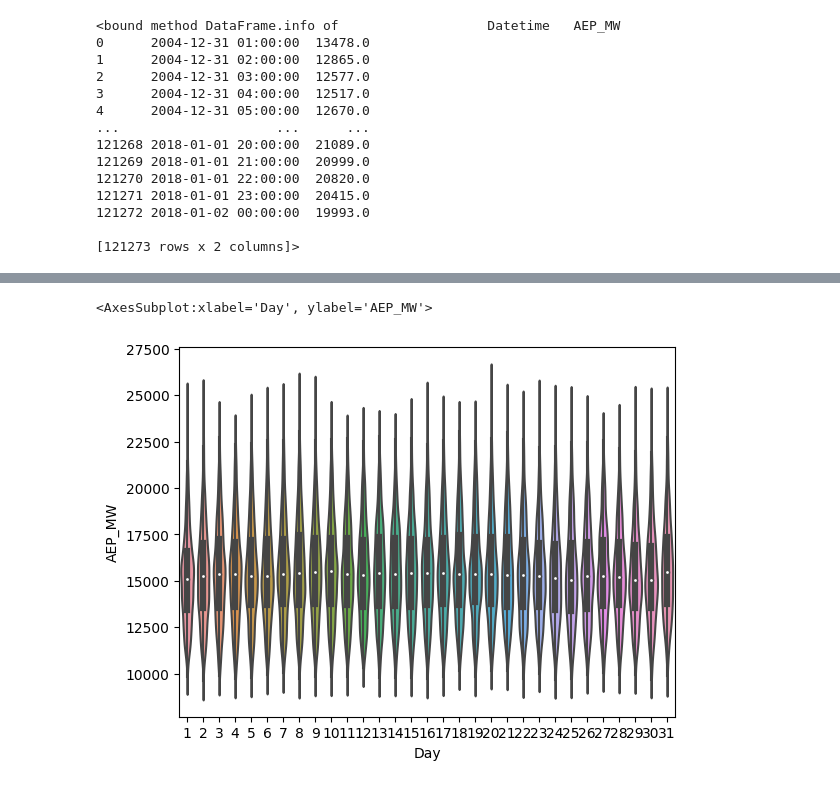
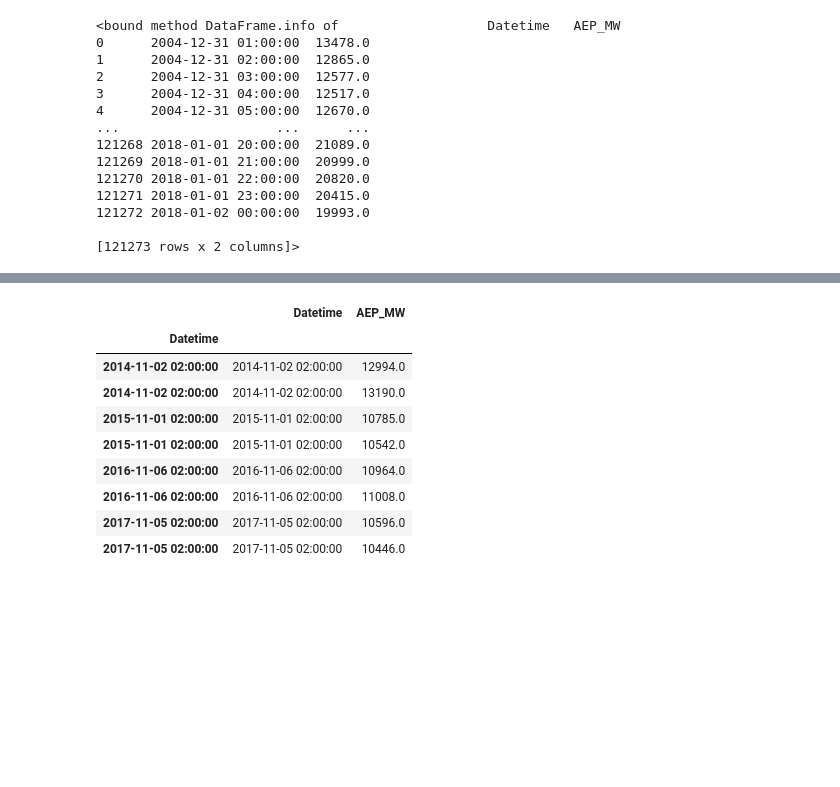
Before and after one commit to Hecramco/forecasting_examples, a Jupyter notebook: notebooks/time_series_forcasting_energy.ipynb, the cells around one changed output, grey strips where cells are left out. Saved outputs shown, nothing was run; the diff lists cells and outputs as text; code cells hidden in the pictures; blank space fills up the shorter version.

```diff
--- a/notebooks/time_series_forcasting_energy.ipynb
+++ b/notebooks/time_series_forcasting_energy.ipynb
@@ -130,5 +76,14 @@ No artists with labels found to put in legend.  Note that artists whose label st
-# %%
-sns.violinplot(henergy_df, y='AEP_MW', x = 'Day')
-# %% [output]
-<AxesSubplot:xlabel='Day', ylabel='AEP_MW'>
-[figure, removed]
+# %%
+duplocates = dates.duplicated()
+henergy_df_nprocessed[henergy_df_nprocessed['Datetime'].isin(dates[duplocates])]
+# %% [output]
+|  | Datetime | AEP_MW |
+| Datetime |  |  |
+| 2014-11-02 02:00:00 | 2014-11-02 02:00:00 | 12994.0 |
+| 2014-11-02 02:00:00 | 2014-11-02 02:00:00 | 13190.0 |
+| 2015-11-01 02:00:00 | 2015-11-01 02:00:00 | 10785.0 |
+| 2015-11-01 02:00:00 | 2015-11-01 02:00:00 | 10542.0 |
+| 2016-11-06 02:00:00 | 2016-11-06 02:00:00 | 10964.0 |
+| 2016-11-06 02:00:00 | 2016-11-06 02:00:00 | 11008.0 |
+| 2017-11-05 02:00:00 | 2017-11-05 02:00:00 | 10596.0 |
+| 2017-11-05 02:00:00 | 2017-11-05 02:00:00 | 10446.0 |
```
Also changed, not shown: parts of 18 cells of this notebook.
